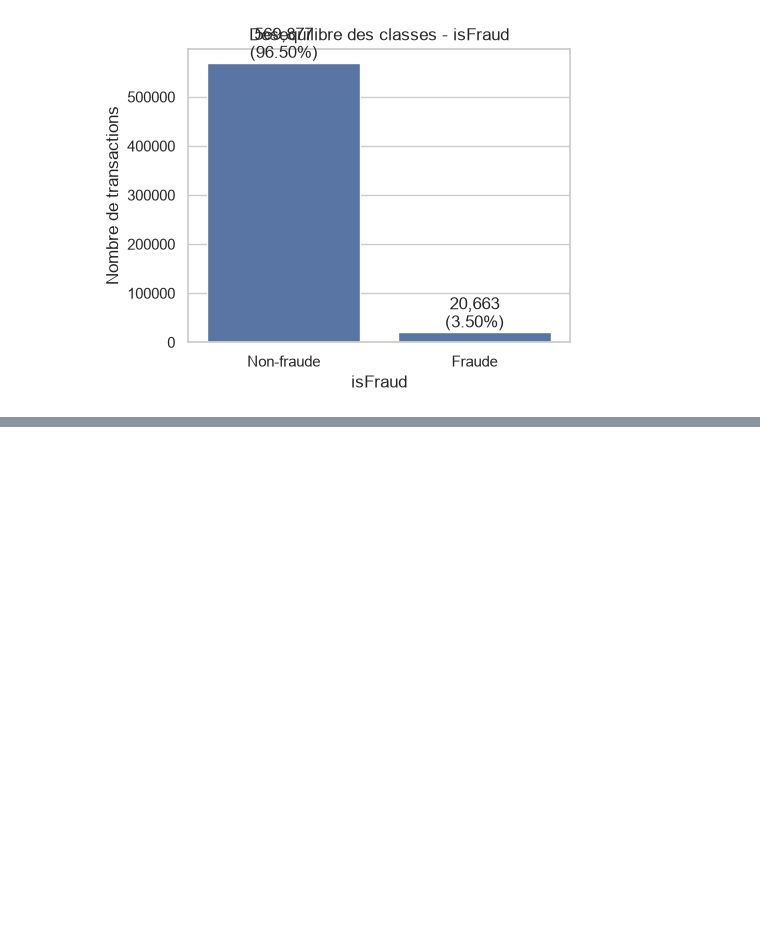
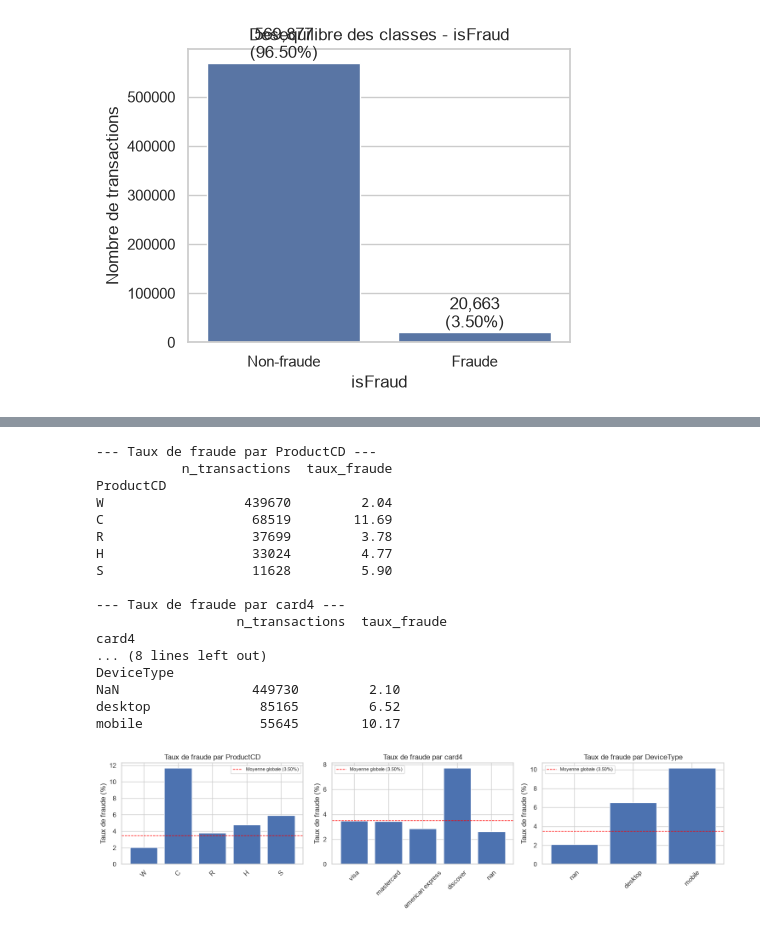
Before and after one commit to Arvador/fraudshield-ai, a Jupyter notebook: notebooks/01_eda.ipynb, the cells around one changed output, grey strips where cells are left out. Saved outputs shown, nothing was run; the diff lists cells and outputs as text; code cells hidden in the pictures; blank space fills up the shorter version.

```diff
--- a/notebooks/01_eda.ipynb
+++ b/notebooks/01_eda.ipynb
@@ -135,0 +237,45 @@ Repartition des classes :
+# %%
+def fraud_rate_by(df: pd.DataFrame, col: str) -> pd.DataFrame:
+    grouped = df.groupby(col, dropna=False)["isFraud"].agg(["count", "mean"])
+    grouped = grouped.rename(columns={"count": "n_transactions", "mean": "taux_fraude"})
+    grouped["taux_fraude"] = (grouped["taux_fraude"] * 100).round(2)
+    return grouped.sort_values("n_transactions", ascending=False)
+
+
+fig, axes = plt.subplots(1, 3, figsize=(15, 4))
+overall_rate = df["isFraud"].mean() * 100
+
+for ax, col in zip(axes, ["ProductCD", "card4", "DeviceType"]):
+    stats = fraud_rate_by(df, col)
+    print(f"\n--- Taux de fraude par {col} ---")
+    print(stats)
+
+    stats_plot = stats.head(8)
+    ax.bar(stats_plot.index.astype(str), stats_plot["taux_fraude"], color="#4C72B0")
+    ax.axhline(overall_rate, color="red", linestyle="--", linewidth=1, label=f"Moyenne globale ({overall_rate:.2f}%)")
+    ax.set_title(f"Taux de fraude par {col}")
+    ax.set_ylabel("Taux de fraude (%)")
+    ax.tick_params(axis="x", rotation=45)
+    ax.legend(fontsize=8)
+
+plt.tight_layout()
+plt.show()
+# %% [output]
+--- Taux de fraude par ProductCD ---
+           n_transactions  taux_fraude
+ProductCD
+W                  439670         2.04
+C                   68519        11.69
+R                   37699         3.78
+H                   33024         4.77
+S                   11628         5.90
+
+--- Taux de fraude par card4 ---
+                  n_transactions  taux_fraude
+card4
+... (8 lines left out)
+DeviceType
+NaN                 449730         2.10
+desktop              85165         6.52
+mobile               55645        10.17
+[figure, added]
```
Also changed, not shown: parts of 5 cells of this notebook.
